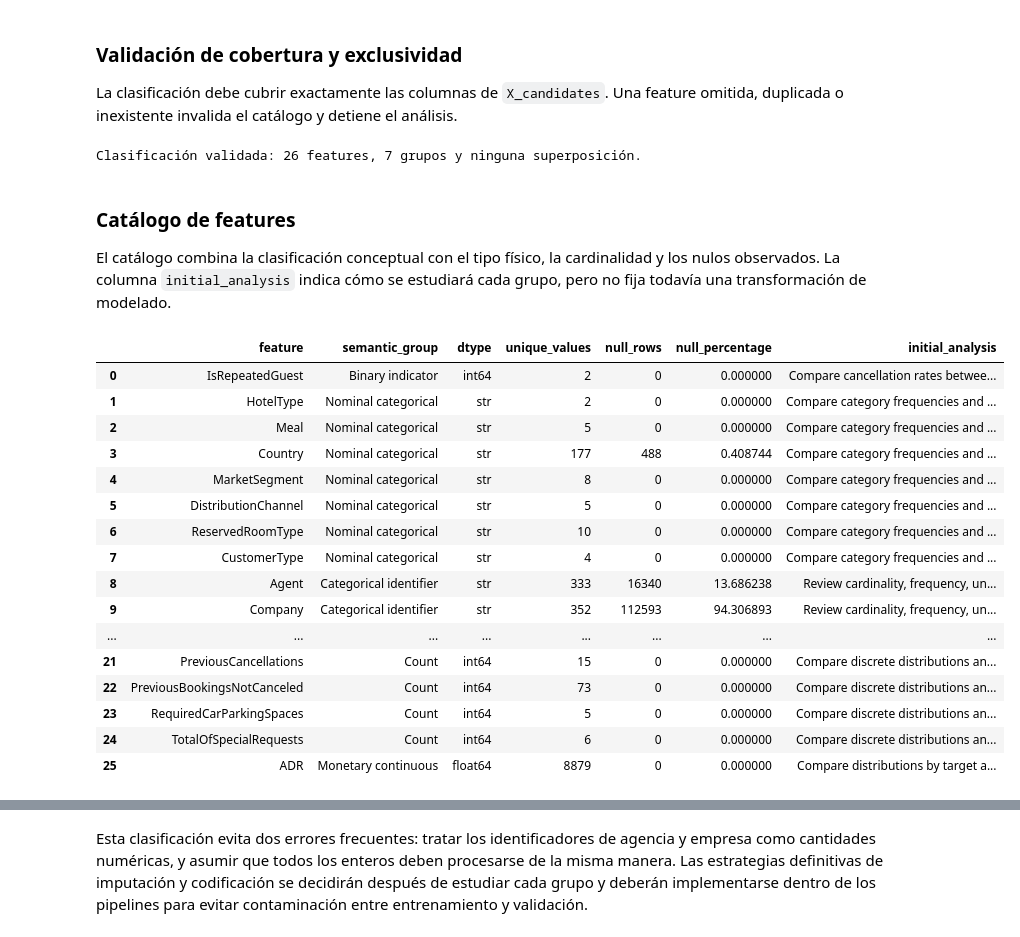
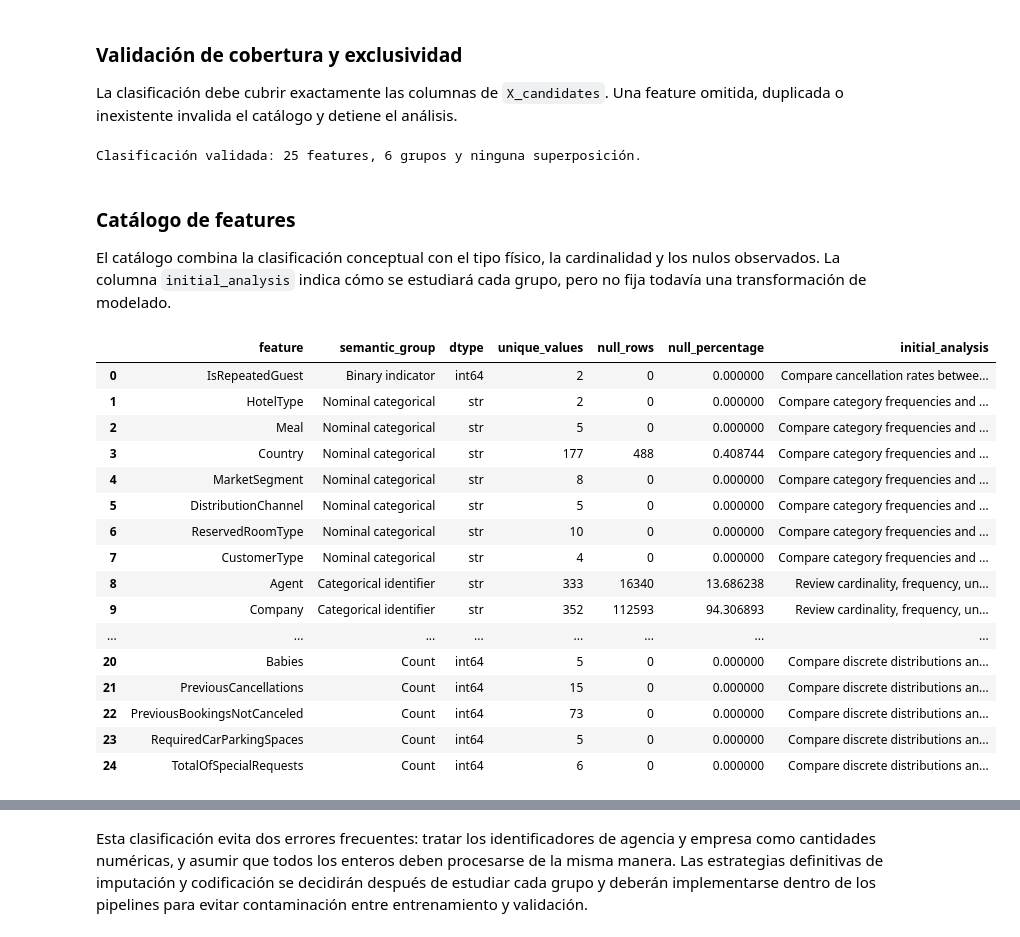
Before and after one commit to Lithium582/Obligatorio2026, a Jupyter notebook: notebooks/03_feature_analysis.ipynb, the cells around one changed output, grey strips where cells are left out. Cells and saved outputs as stored; diff of their text form; code cells hidden in the pictures.

```diff
--- a/notebooks/03_feature_analysis.ipynb
+++ b/notebooks/03_feature_analysis.ipynb
@@ -80,7 +81,7 @@ Las comprobaciones siguientes protegen los supuestos establecidos durante el EDA
 # %%
 TARGET_COLUMN = "IsCanceled"
 DIRECT_LEAKAGE_COLUMNS = ["ReservationStatus", "ReservationStatusDate"]
-TEMPORALLY_UNAVAILABLE_COLUMNS = ["DepositType"]
+TEMPORALLY_UNAVAILABLE_COLUMNS = ["DepositType", "ADR"]
 POST_CONFIRMATION_COLUMNS = ["AssignedRoomType", "BookingChanges"]
 COLUMNS_TO_EXCLUDE = [
     *DIRECT_LEAKAGE_COLUMNS,
@@ -264,9 +270,6 @@ FEATURE_GROUPS = {
         "RequiredCarParkingSpaces",
         "TotalOfSpecialRequests",
     ],
-    "Monetary continuous": [
-        "ADR",
-    ],
 }
 
 FEATURE_GROUP_DESCRIPTIONS = {
@@ -276,7 +279,6 @@ FEATURE_GROUP_DESCRIPTIONS = {
     "Calendar": "Componentes temporales con orden y, en algunos casos, comportamiento cíclico.",
     "Duration": "Cantidades de tiempo no negativas y potencialmente asimétricas.",
     "Count": "Conteos discretos no negativos, frecuentemente concentrados en cero.",
-    "Monetary continuous": "Importe continuo sensible a escala y valores extremos.",
 }
 # %% [markdown]
 ### Validación de cobertura y exclusividad
@@ -313,7 +315,7 @@ print(
     f"{len(FEATURE_GROUPS)} grupos y ninguna superposición."
 )
 # %% [output]
-Clasificación validada: 26 features, 7 grupos y ninguna superposición.
+Clasificación validada: 25 features, 6 grupos y ninguna superposición.
 # %% [markdown]
 ### Catálogo de features
 
@@ -326,44 +328,43 @@ GROUP_ANALYSIS_STRATEGY = {
     "Calendar": "Study temporal order, seasonality and possible cyclical representation.",
     "Duration": "Compare distributions by target and evaluate skewness or robust transformations.",
     "Count": "Compare discrete distributions and the meaning of zero versus positive values.",
-    "Monetary continuous": "Compare distributions by target and evaluate sensitivity to extreme values.",
 }
 
 feature_catalog_records = []
 for group, features in FEATURE_GROUPS.items():
     for feature in features:
         feature_catalog_records.append(
             {
                 "feature": feature,
                 "semantic_group": group,
                 "dtype": str(X_candidates[feature].dtype),
                 "unique_values": X_candidates[feature].nunique(dropna=True),
                 "null_rows": X_candidates[feature].isna().sum(),
                 "null_percentage": X_candidates[feature].isna().mean() * 100,
                 "initial_analysis": GROUP_ANALYSIS_STRATEGY[group],
             }
         )
 
 feature_catalog = pd.DataFrame(feature_catalog_records)
 display(feature_catalog)
 # %% [output]
 |  | feature | semantic_group | dtype | unique_values | null_rows | null_percentage | initial_analysis |
 | 0 | IsRepeatedGuest | Binary indicator | int64 | 2 | 0 | 0.000000 | Compare cancellation rates betwee... |
 | 1 | HotelType | Nominal categorical | str | 2 | 0 | 0.000000 | Compare category frequencies and ... |
 | 2 | Meal | Nominal categorical | str | 5 | 0 | 0.000000 | Compare category frequencies and ... |
 | 3 | Country | Nominal categorical | str | 177 | 488 | 0.408744 | Compare category frequencies and ... |
 | 4 | MarketSegment | Nominal categorical | str | 8 | 0 | 0.000000 | Compare category frequencies and ... |
 | 5 | DistributionChannel | Nominal categorical | str | 5 | 0 | 0.000000 | Compare category frequencies and ... |
 | 6 | ReservedRoomType | Nominal categorical | str | 10 | 0 | 0.000000 | Compare category frequencies and ... |
 | 7 | CustomerType | Nominal categorical | str | 4 | 0 | 0.000000 | Compare category frequencies and ... |
 | 8 | Agent | Categorical identifier | str | 333 | 16340 | 13.686238 | Review cardinality, frequency, un... |
 | 9 | Company | Categorical identifier | str | 352 | 112593 | 94.306893 | Review cardinality, frequency, un... |
 | ... | ... | ... | ... | ... | ... | ... | ... |
+| 20 | Babies | Count | int64 | 5 | 0 | 0.000000 | Compare discrete distributions an... |
 | 21 | PreviousCancellations | Count | int64 | 15 | 0 | 0.000000 | Compare discrete distributions an... |
 | 22 | PreviousBookingsNotCanceled | Count | int64 | 73 | 0 | 0.000000 | Compare discrete distributions an... |
 | 23 | RequiredCarParkingSpaces | Count | int64 | 5 | 0 | 0.000000 | Compare discrete distributions an... |
 | 24 | TotalOfSpecialRequests | Count | int64 | 6 | 0 | 0.000000 | Compare discrete distributions an... |
-| 25 | ADR | Monetary continuous | float64 | 8879 | 0 | 0.000000 | Compare distributions by target a... |
 # %%
 semantic_group_summary = (
     feature_catalog.groupby("semantic_group", sort=False)
```
Also changed, not shown: parts of 49 cells of this notebook, 1 other file.
